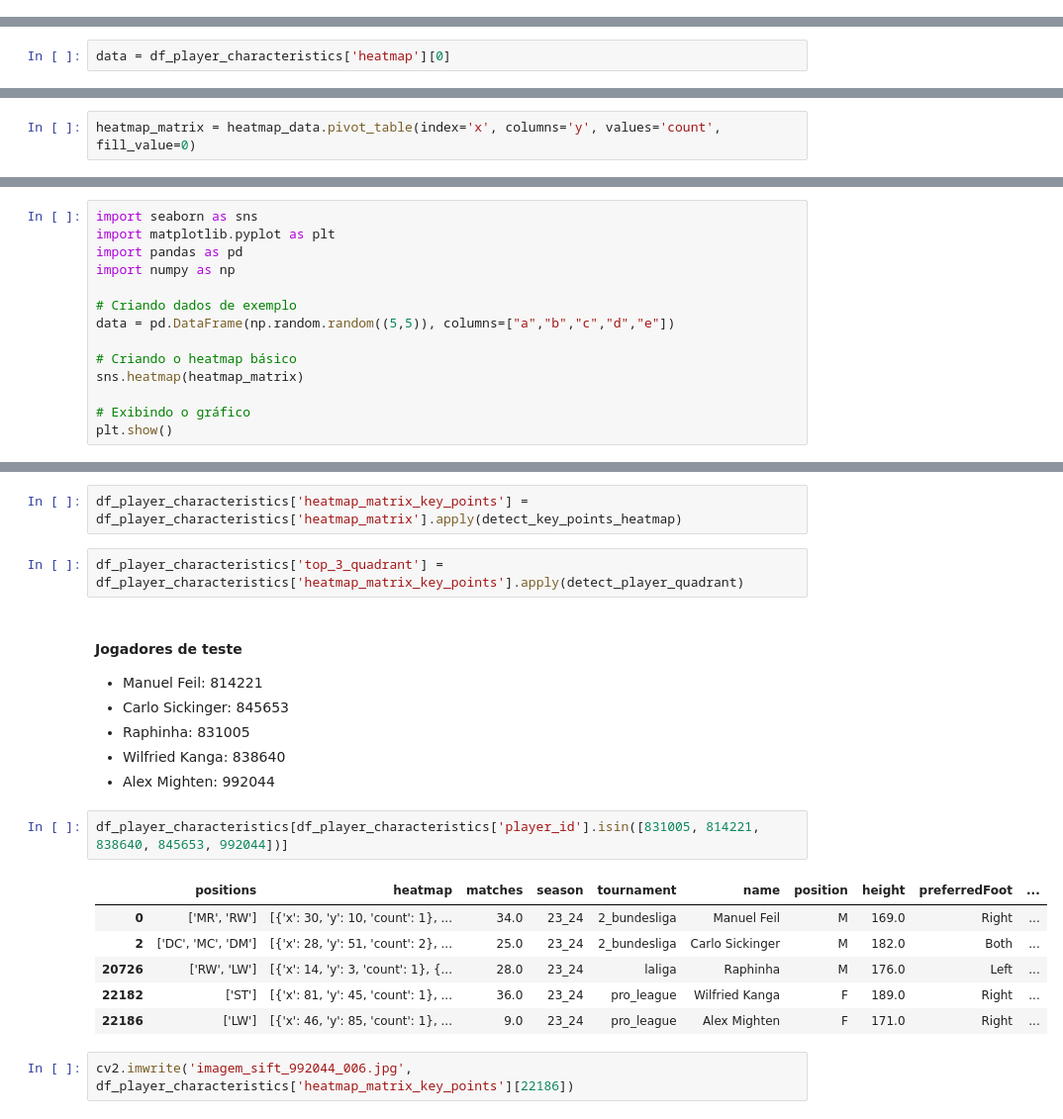
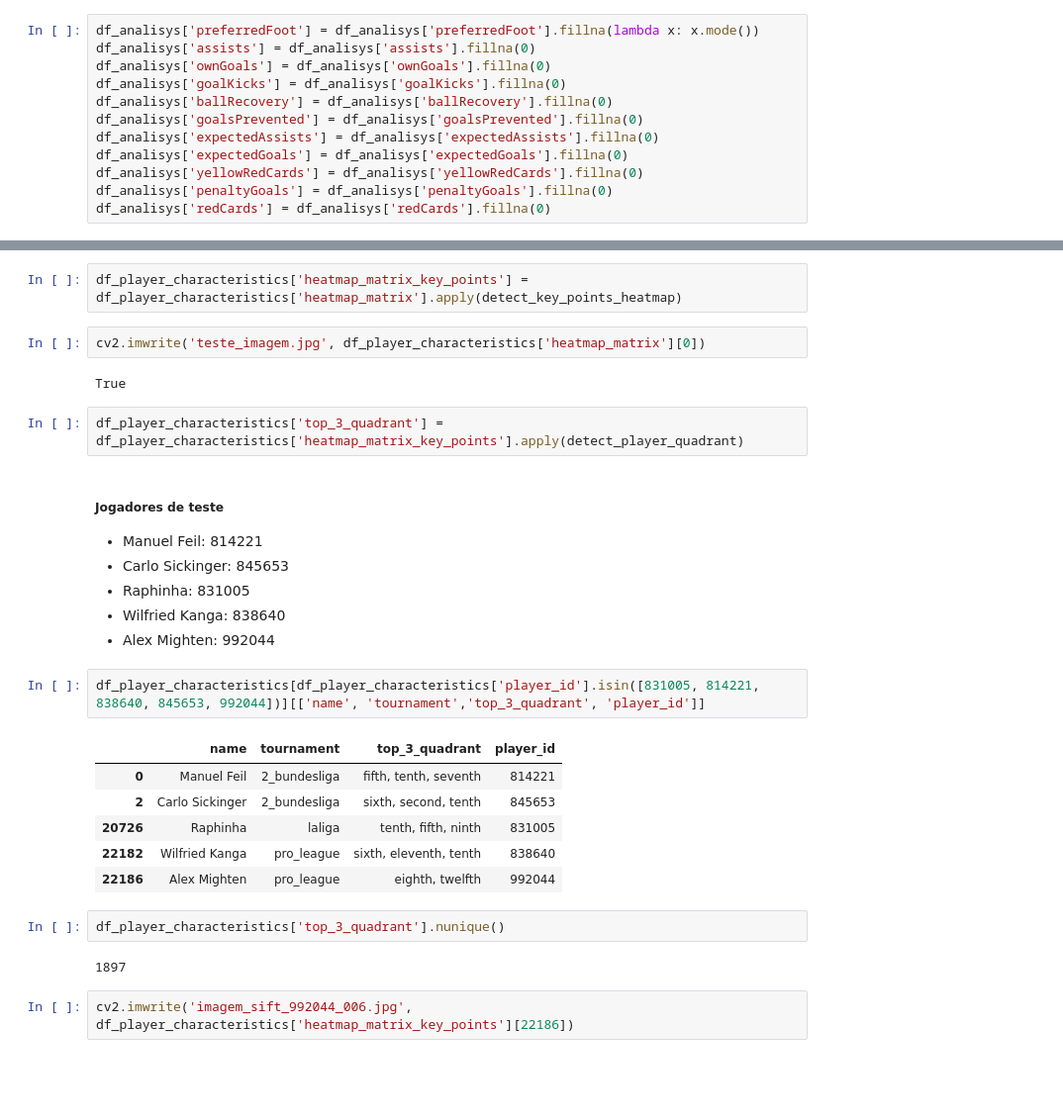
Before and after one commit to Yaak3/TCC2, a Jupyter notebook: Notebooks/analysis.ipynb, the cells around one changed output, grey strips where cells are left out. Shown at 99% size. Cells and saved outputs as stored; diff of their text form; blank space fills up the shorter version.

```diff
--- a/Notebooks/analysis.ipynb
+++ b/Notebooks/analysis.ipynb
@@ -288,0 +365,12 @@ df[(df['expectedAssists'].isnull()) & (df['assists'] > 20)][['tournament', 'seas
+# %%
+df_analisys['preferredFoot'] = df_analisys['preferredFoot'].fillna(lambda x: x.mode())
+df_analisys['assists'] = df_analisys['assists'].fillna(0)
+df_analisys['ownGoals'] = df_analisys['ownGoals'].fillna(0)
+df_analisys['goalKicks'] = df_analisys['goalKicks'].fillna(0)
+df_analisys['ballRecovery'] = df_analisys['ballRecovery'].fillna(0)
+df_analisys['goalsPrevented'] = df_analisys['goalsPrevented'].fillna(0)
+df_analisys['expectedAssists'] = df_analisys['expectedAssists'].fillna(0)
+df_analisys['expectedGoals'] = df_analisys['expectedGoals'].fillna(0)
+df_analisys['yellowRedCards'] = df_analisys['yellowRedCards'].fillna(0)
+df_analisys['penaltyGoals'] = df_analisys['penaltyGoals'].fillna(0)
+df_analisys['redCards'] = df_analisys['redCards'].fillna(0)
@@ -438,2 +708,0 @@ from json import loads, dumps
-# %%
-data = df_player_characteristics['heatmap'][0]
@@ -444,2 +708,0 @@ NameError: name 'data' is not defined
-# %%
-heatmap_matrix = heatmap_data.pivot_table(index='x', columns='y', values='count', fill_value=0)
@@ -448,17 +709,3 @@ heatmap_matrix
-# %%
-import seaborn as sns
-import matplotlib.pyplot as plt
-import pandas as pd
-import numpy as np
-
-# Criando dados de exemplo
-data = pd.DataFrame(np.random.random((5,5)), columns=["a","b","c","d","e"])
-
-# Criando o heatmap básico
-sns.heatmap(heatmap_matrix)
-
-# Exibindo o gráfico
-plt.show()
 # %%
 import numpy as np
 
@@ -516,10 +763,14 @@ df_player_characteristics['heatmap'] = df_player_characteristics['heatmap'].appl
 df_player_characteristics['heatmap_matrix'] = df_player_characteristics['heatmap'].apply(create_heatmap_matrix)
 # %%
 df_player_characteristics['heatmap_matrix_key_points'] = df_player_characteristics['heatmap_matrix'].apply(detect_key_points_heatmap)
+# %%
+cv2.imwrite('teste_imagem.jpg', df_player_characteristics['heatmap_matrix'][0])
+# %% [output]
+True
 # %%
 df_player_characteristics['top_3_quadrant'] = df_player_characteristics['heatmap_matrix_key_points'].apply(detect_player_quadrant)
 # %% [markdown]
-#### Jogadores de teste
+##### Jogadores de teste
 
 - Manuel Feil: 814221
 - Carlo Sickinger: 845653
@@ -527,14 +778,18 @@ df_player_characteristics['top_3_quadrant'] = df_player_characteristics['heatmap
 - Wilfried Kanga: 838640
 - Alex Mighten: 992044
 # %%
-df_player_characteristics[df_player_characteristics['player_id'].isin([831005, 814221, 838640, 845653, 992044])]
+df_player_characteristics[df_player_characteristics['player_id'].isin([831005, 814221, 838640, 845653, 992044])][['name', 'tournament','top_3_quadrant', 'player_id']]
 # %% [output]
-|  | positions | heatmap | matches | season | tournament | name | position | height | preferredFoot | ... |
-| 0 | ['MR', 'RW'] | [{'x': 30, 'y': 10, 'count': 1}, ... | 34.0 | 23_24 | 2_bundesliga | Manuel Feil | M | 169.0 | Right | ... |
-| 2 | ['DC', 'MC', 'DM'] | [{'x': 28, 'y': 51, 'count': 2}, ... | 25.0 | 23_24 | 2_bundesliga | Carlo Sickinger | M | 182.0 | Both | ... |
-| 20726 | ['RW', 'LW'] | [{'x': 14, 'y': 3, 'count': 1}, {... | 28.0 | 23_24 | laliga | Raphinha | M | 176.0 | Left | ... |
-| 22182 | ['ST'] | [{'x': 81, 'y': 45, 'count': 1}, ... | 36.0 | 23_24 | pro_league | Wilfried Kanga | F | 189.0 | Right | ... |
-| 22186 | ['LW'] | [{'x': 46, 'y': 85, 'count': 1}, ... | 9.0 | 23_24 | pro_league | Alex Mighten | F | 171.0 | Right | ... |
+|  | name | tournament | top_3_quadrant | player_id |
+| 0 | Manuel Feil | 2_bundesliga | fifth, tenth, seventh | 814221 |
+| 2 | Carlo Sickinger | 2_bundesliga | sixth, second, tenth | 845653 |
+| 20726 | Raphinha | laliga | tenth, fifth, ninth | 831005 |
+| 22182 | Wilfried Kanga | pro_league | sixth, eleventh, tenth | 838640 |
+| 22186 | Alex Mighten | pro_league | eighth, twelfth | 992044 |
+# %%
+df_player_characteristics['top_3_quadrant'].nunique()
+# %% [output]
+1897
 # %%
 cv2.imwrite('imagem_sift_992044_006.jpg', df_player_characteristics['heatmap_matrix_key_points'][22186])
 # %% [output]
```
Also changed, not shown: parts of 150 cells of this notebook.
